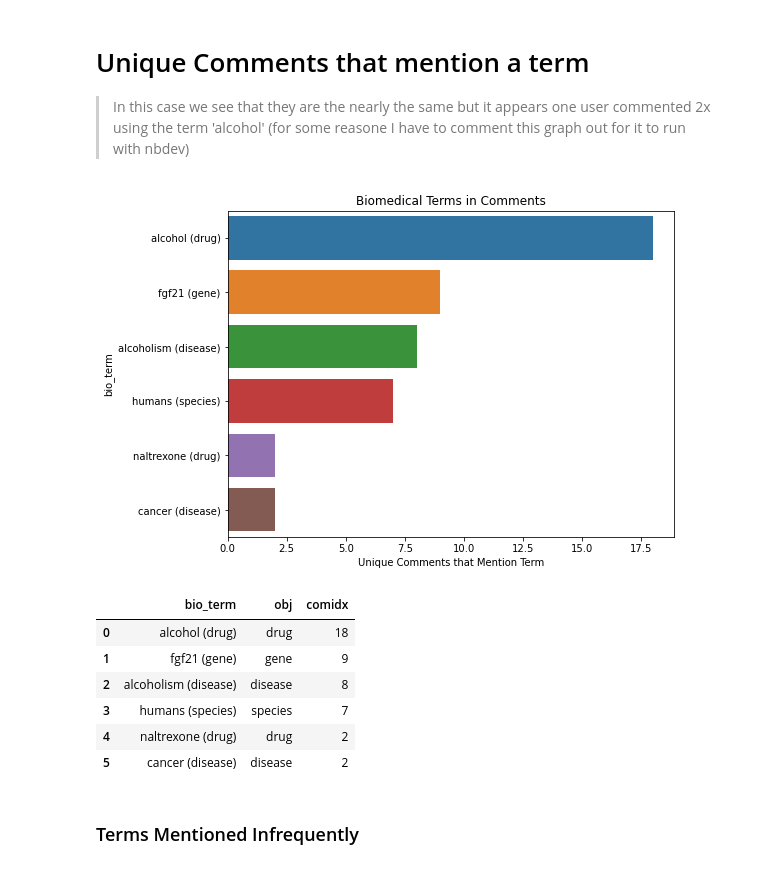
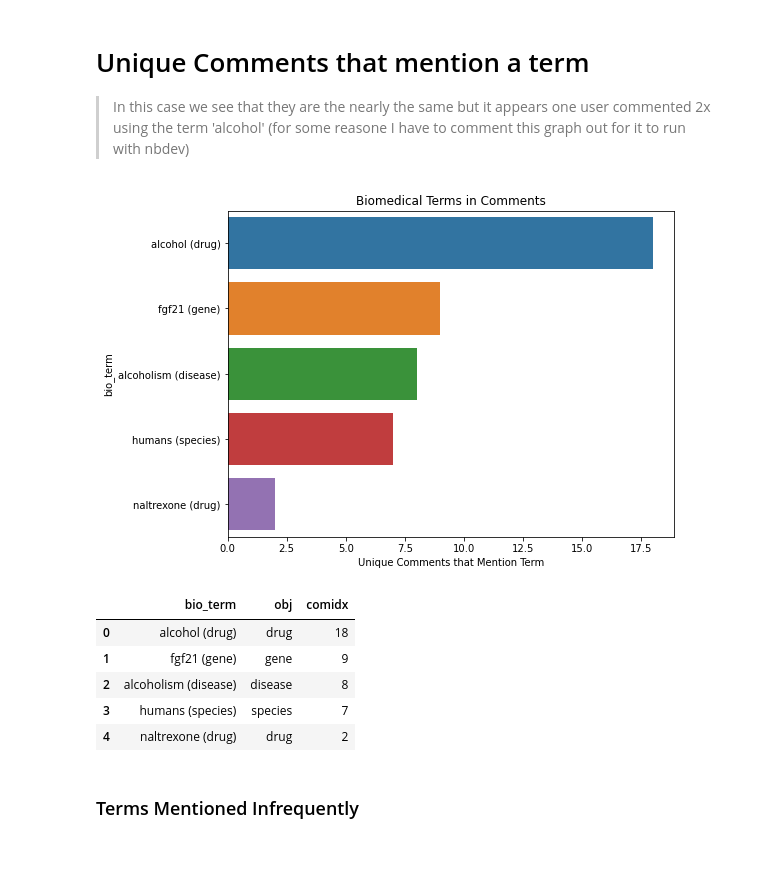
Before and after one commit to daveramseymusic/biobert-bern, a Jupyter notebook: nbs/01_found_my_fitness_bioBert_BERN.ipynb, the cells around one changed output. Saved outputs shown, nothing was run; the diff lists cells and outputs as text; code cells hidden in the pictures.

Commit message:
upadate comments csv

```diff
--- a/nbs/01_found_my_fitness_bioBert_BERN.ipynb
+++ b/nbs/01_found_my_fitness_bioBert_BERN.ipynb
@@ -250,18 +251,17 @@ dfwords
 > In this case we see that they are the nearly the same but it appears one user commented 2x using the term 'alcohol'
 (for some reasone I have to comment this graph out for it to run with nbdev)
 # %%
-dfwords = group_bio_words_com_count(df, 'bio_term',mention_min=2)
-plot_bio_terms(x=dfwords.comidx ,y=dfwords.bio_term, xlabel='Unique Comments that Mention Term')
-dfwords
+# dfwords = group_bio_words_com_count(df, 'bio_term',mention_min=2)
+# plot_bio_terms(x=dfwords.comidx ,y=dfwords.bio_term, xlabel='Unique Comments that Mention Term')
+# dfwords
 # %% [output]
-[figure, old version]
+[figure, new version]
 |  | bio_term | obj | comidx |
 | 0 | alcohol (drug) | drug | 18 |
 | 1 | fgf21 (gene) | gene | 9 |
 | 2 | alcoholism (disease) | disease | 8 |
 | 3 | humans (species) | species | 7 |
 | 4 | naltrexone (drug) | drug | 2 |
-| 5 | cancer (disease) | disease | 2 |
 # %% [markdown]
 ### Terms Mentioned Infrequently
 # %%
```
Also changed, not shown: parts of 7 cells of this notebook, 2 other files.
